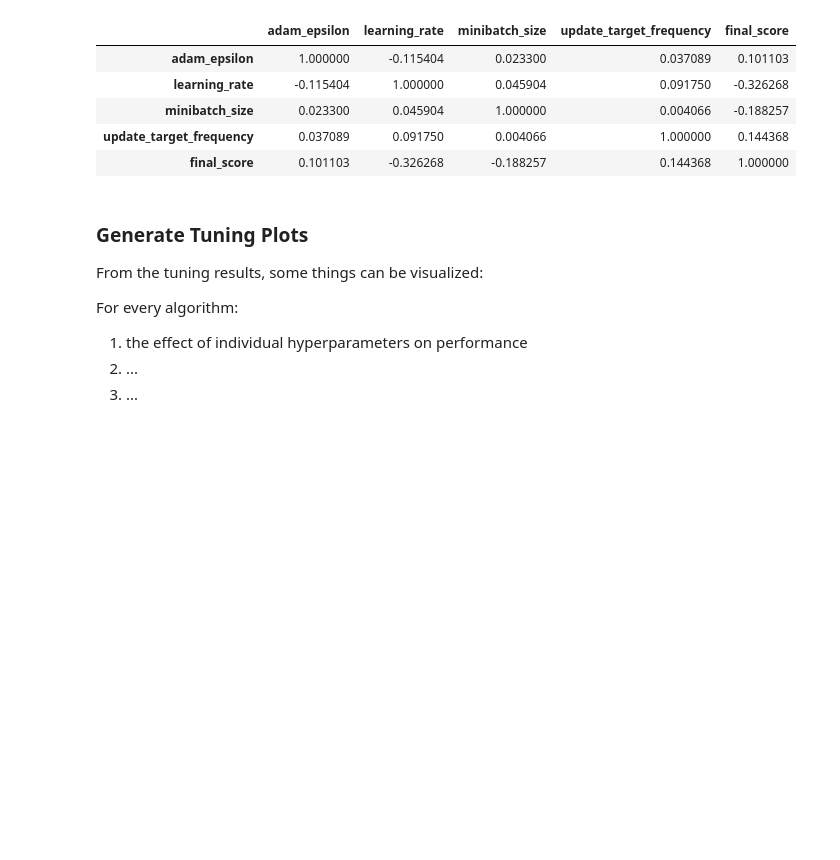
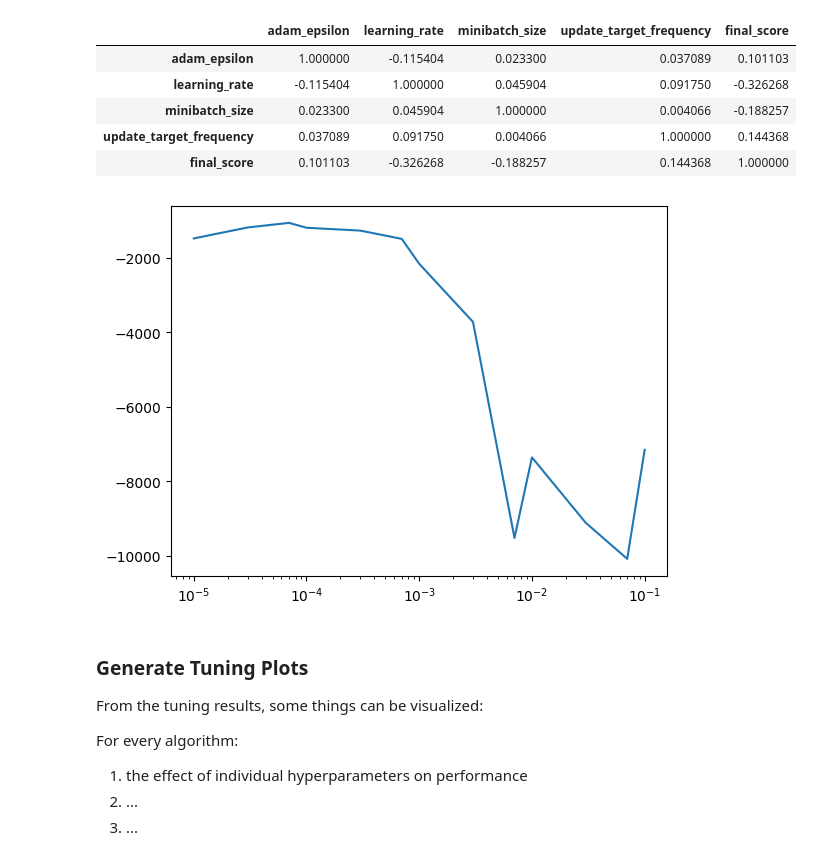
Before and after one commit to ludwigbald/msc-thesis, a Jupyter notebook: code/experiments/tuning/generate_tuning.ipynb, the cells around one changed output. Cells and saved outputs as stored; diff of their text form; code cells hidden in the pictures; blank space fills up the shorter version.

```diff
--- a/code/experiments/tuning/generate_tuning.ipynb
+++ b/code/experiments/tuning/generate_tuning.ipynb
@@ -264,6 +240,16 @@ setups[setups["action_selection"] == "egreedy"][["adam_epsilon", "learning_rate"
 | minibatch_size | 0.023300 | 0.045904 | 1.000000 | 0.004066 | -0.188257 |
 | update_target_frequency | 0.037089 | 0.091750 | 0.004066 | 1.000000 | 0.144368 |
 | final_score | 0.101103 | -0.326268 | -0.188257 | 0.144368 | 1.000000 |
+# %%
+# plot effect of hyperparameters on performance
+
+plt.plot(setups[setups["agent"] == "UADQN"].groupby("learning_rate")["final_score"].mean())
+plt.xscale("log")
+#plt.plot(setups[setups["action_selection"] == "softmax"].groupby("update_target_frequency")["final_score"].max())
+
+#plt.plot(setups[setups["agent"] == "UADQN"].groupby("update_target_frequency")["final_score"].mean())
+# %% [output]
+[figure, added]
 # %% [markdown]
 ### Generate Tuning Plots
 From the tuning results, some things can be visualized:
```
Also changed, not shown: parts of 10 cells of this notebook, 12 other files.
